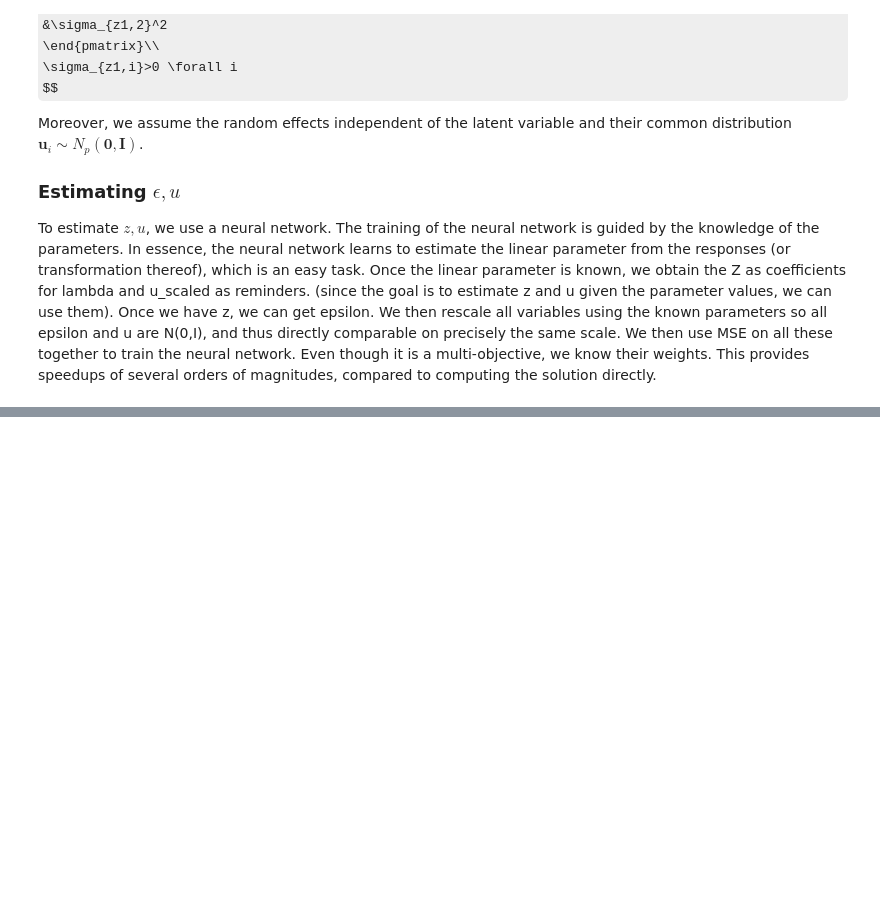
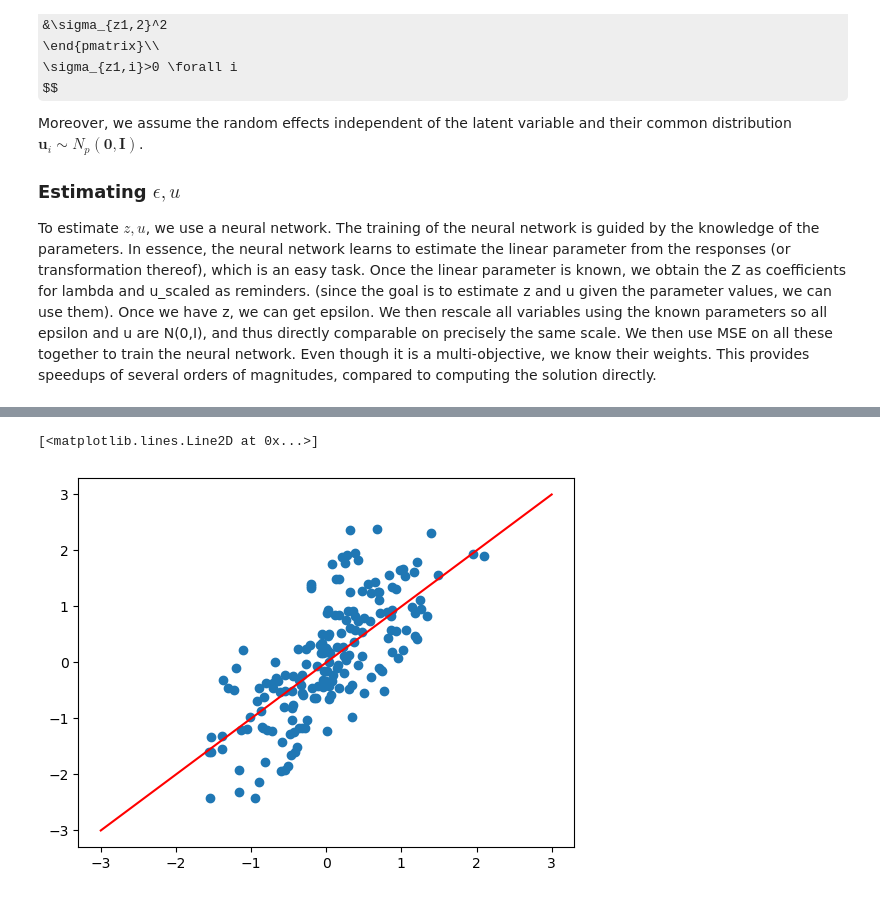
Before and after one commit to wiwh/gllvmprime, a Jupyter notebook: code/VARGLLVM.ipynb, the cells around one changed output, grey strips where cells are left out. Drawn from its saved outputs; the diff is of its cells as text; code cells hidden in the pictures; some formulas as TeX source; blank space fills up the shorter version.

```diff
--- a/code/VARGLLVM.ipynb
+++ b/code/VARGLLVM.ipynb
@@ -393 +540,7 @@ KeyboardInterrupt:
+# %%
+plt.scatter(encoded[0].detach(), data_true['epsilon'].detach())
+plt.plot([-3,3], [-3,3], color="red")
+# %% [output]
+[<matplotlib.lines.Line2D at 0x...>]
+[figure, added]
 # %%
```
Also changed, not shown: parts of 15 cells of this notebook, 3 other files.
